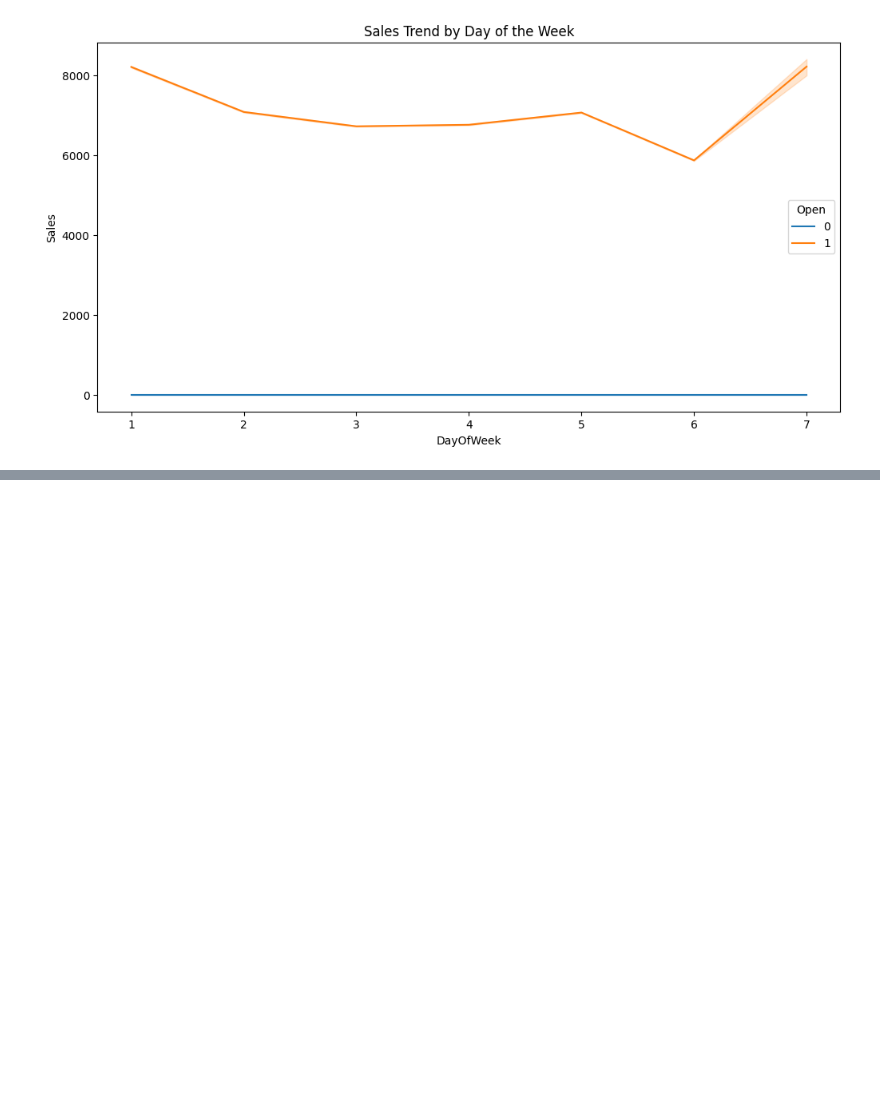
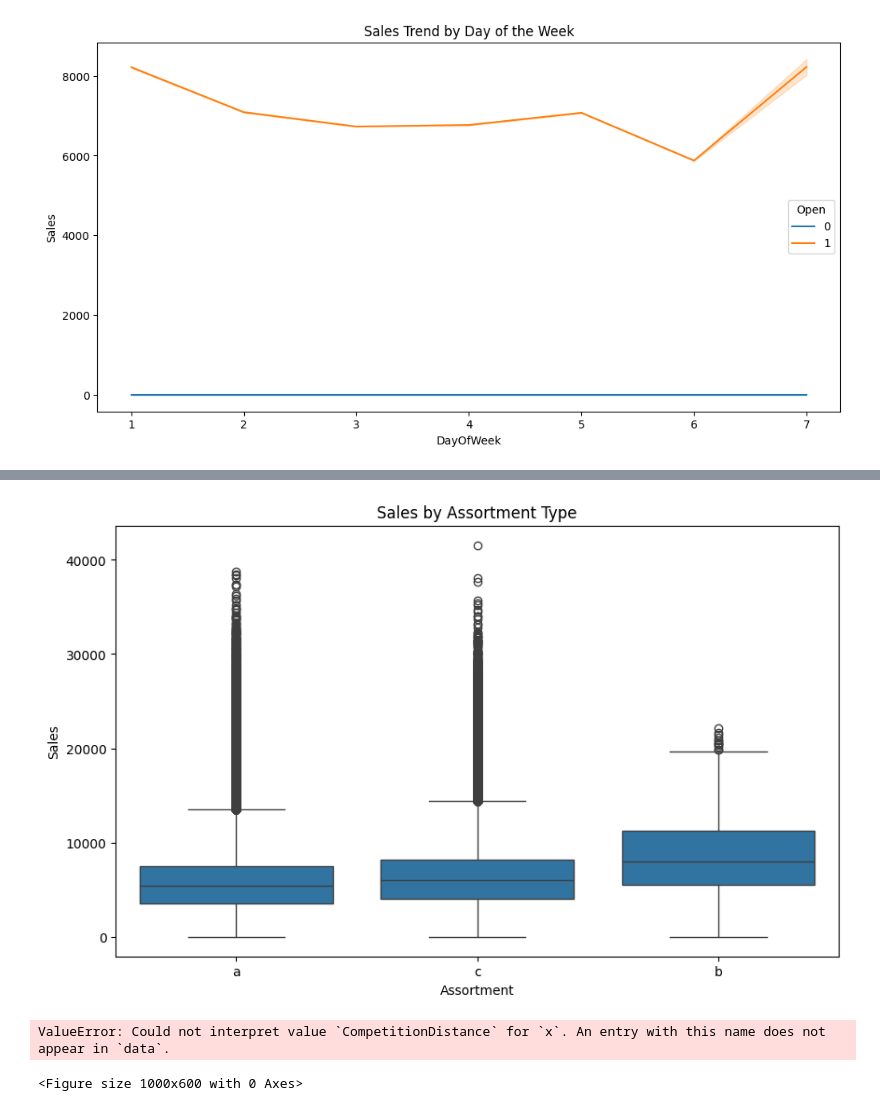
Before and after one commit to Elelanfik/Rossmann-Pharmaceuticals-Sales-Prediction, a Jupyter notebook: notebooks/EDA_Customer_Purchasing_Behavior.ipynb, the cells around one changed output, grey strips where cells are left out. Saved outputs shown, nothing was run; the diff lists cells and outputs as text; code cells hidden in the pictures; blank space fills up the shorter version.

Commit message:
Assortment Type Analysis

```diff
--- a/notebooks/EDA_Customer_Purchasing_Behavior.ipynb
+++ b/notebooks/EDA_Customer_Purchasing_Behavior.ipynb
@@ -158,12 +158,13 @@ logger.info("Imported required libraries.")
 # Load the dataset
 train_data = load_data(r'C:\Users\fikad\Desktop\10acedamy\Rossmann-Pharmaceuticals-Sales-Prediction\Data\train.csv')
 test_data = pd.read_csv(r'C:\Users\fikad\Desktop\10acedamy\Rossmann-Pharmaceuticals-Sales-Prediction\Data\test.csv')
-
+store_data = pd.read_csv(r'C:\Users\fikad\Desktop\10acedamy\Rossmann-Pharmaceuticals-Sales-Prediction\Data\store.csv')
 logger.info("Loaded training and test datasets.")
 
 # Preview the datasets
 print(train_data.head())
 print(test_data.head())
+print(store_data.head())
 logger.info("Previewed datasets.")
 # %% [output]
    Store  DayOfWeek        Date  Sales  Customers  Open  Promo StateHoliday  \
@@ -556,0 +565,2 @@ Index: []
+# %%
+train_data = train_data.merge(store_data[['Store', 'Assortment']], on='Store', how='left')
@@ -556,0 +573,9 @@ Index: []
+# %%
+assortment_sales_effect(train_data)
+# %% [output]
+[figure, added]
+# %%
+competitor_distance_effect(train_data)
+# %% [output]
+ValueError: Could not interpret value `CompetitionDistance` for `x`. An entry with this name does not appear in `data`.
+<Figure size 1000x600 with 0 Axes>
```
Also changed, not shown: parts of 7 cells of this notebook, 2 other files.
